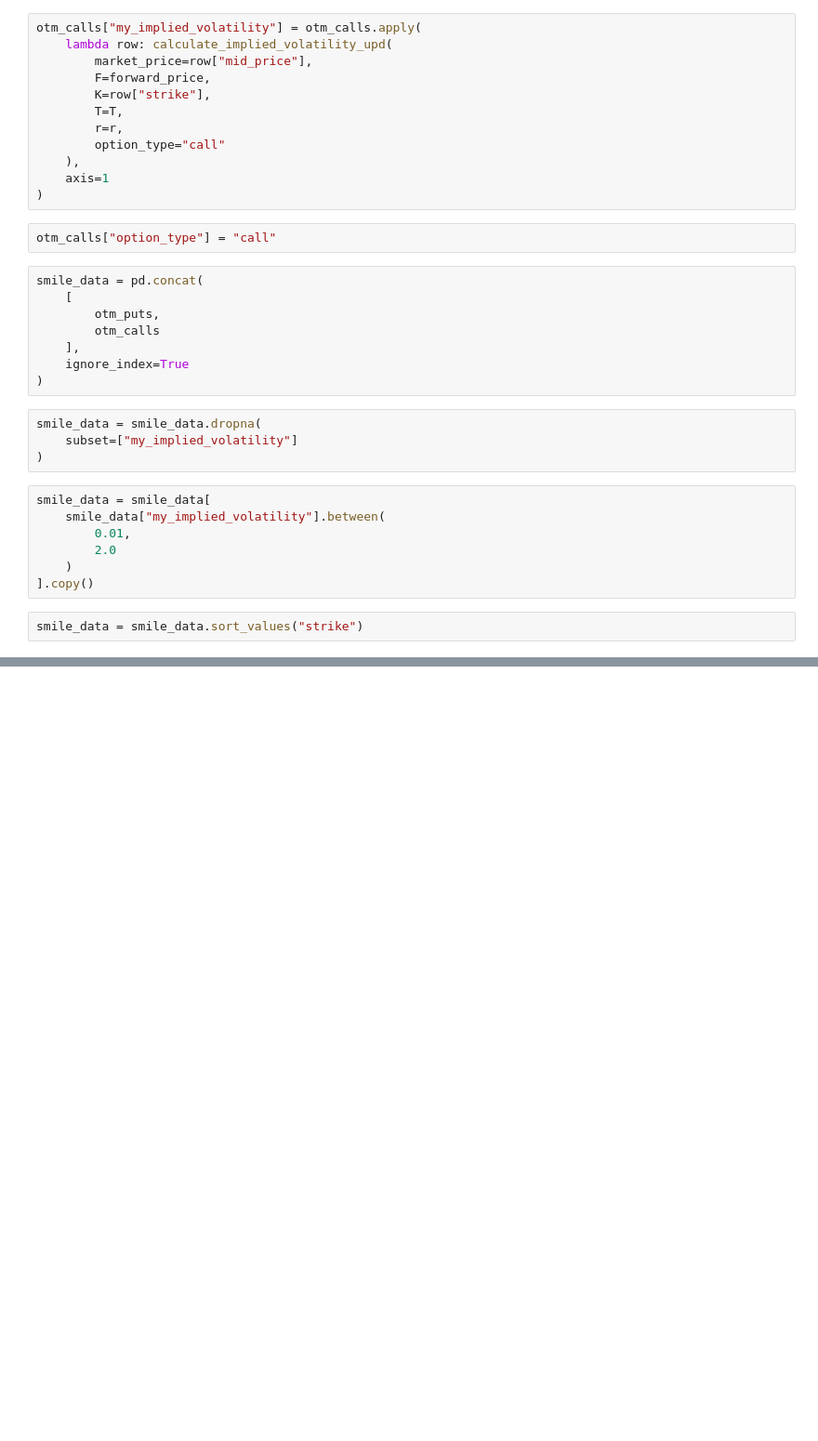
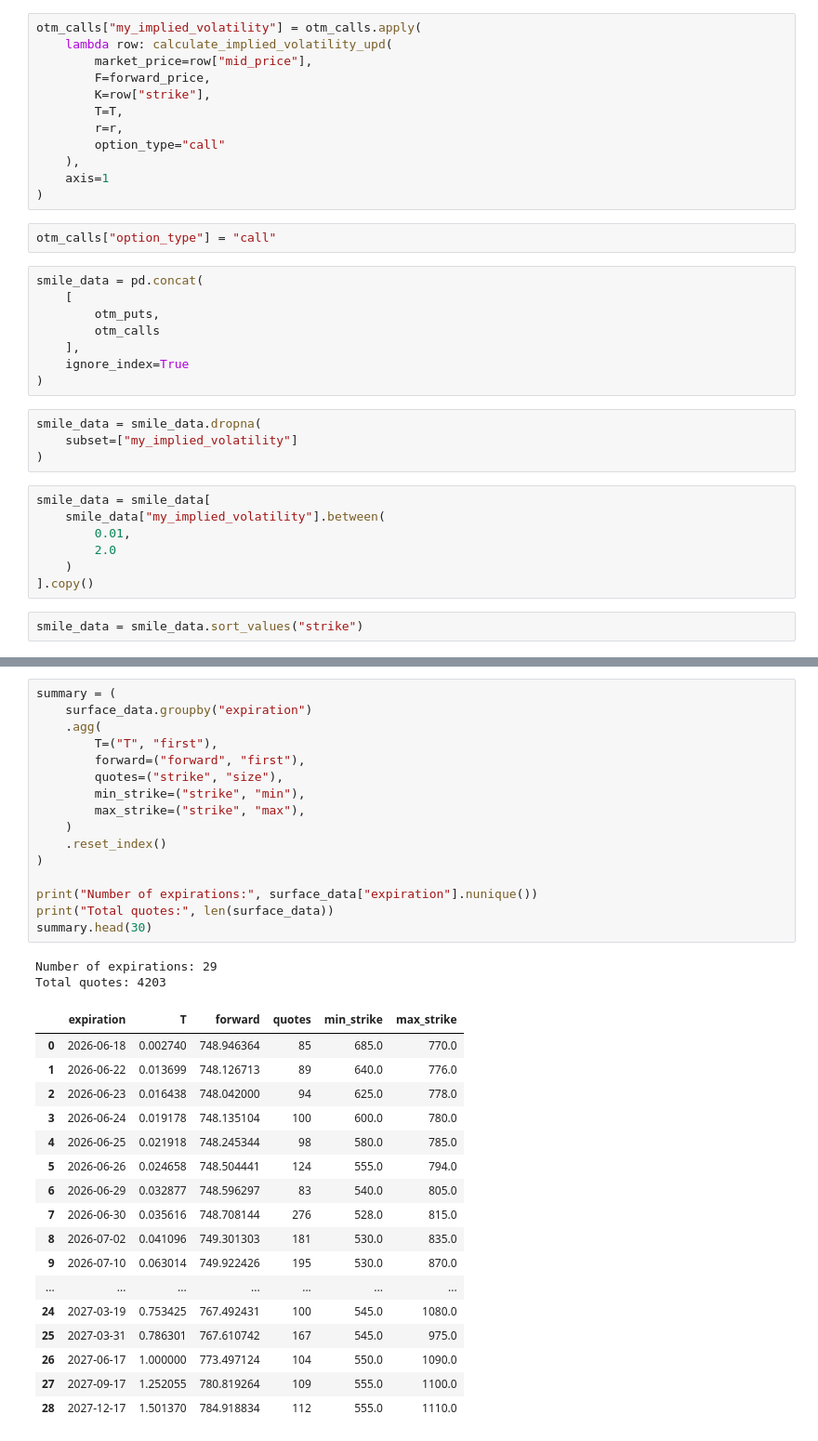
Before and after one commit to dmitrybudreyka/Quant_finance_nootebooks, a Jupyter notebook: implied_volatility_surface_project/estimation_of_an_OTC_opt.ipynb, the cells around one changed output, grey strips where cells are left out. Shown at 93% size. Drawn from its saved outputs; the diff is of its cells as text; blank space fills up the shorter version.

```diff
--- a/implied_volatility_surface_project/estimation_of_an_OTC_opt.ipynb
+++ b/implied_volatility_surface_project/estimation_of_an_OTC_opt.ipynb
@@ -727,0 +921,36 @@ plt.show()
+# %%
+summary = (
+    surface_data.groupby("expiration")
+    .agg(
+        T=("T", "first"),
+        forward=("forward", "first"),
+        quotes=("strike", "size"),
+        min_strike=("strike", "min"),
+        max_strike=("strike", "max"),
+    )
+    .reset_index()
+)
+
+print("Number of expirations:", surface_data["expiration"].nunique())
+print("Total quotes:", len(surface_data))
+summary.head(30)
+# %% [output]
+Number of expirations: 29
+Total quotes: 4203
+|  | expiration | T | forward | quotes | min_strike | max_strike |
+| 0 | 2026-06-18 | 0.002740 | 748.946364 | 85 | 685.0 | 770.0 |
+| 1 | 2026-06-22 | 0.013699 | 748.126713 | 89 | 640.0 | 776.0 |
+| 2 | 2026-06-23 | 0.016438 | 748.042000 | 94 | 625.0 | 778.0 |
+| 3 | 2026-06-24 | 0.019178 | 748.135104 | 100 | 600.0 | 780.0 |
+| 4 | 2026-06-25 | 0.021918 | 748.245344 | 98 | 580.0 | 785.0 |
+| 5 | 2026-06-26 | 0.024658 | 748.504441 | 124 | 555.0 | 794.0 |
+| 6 | 2026-06-29 | 0.032877 | 748.596297 | 83 | 540.0 | 805.0 |
+| 7 | 2026-06-30 | 0.035616 | 748.708144 | 276 | 528.0 | 815.0 |
+| 8 | 2026-07-02 | 0.041096 | 749.301303 | 181 | 530.0 | 835.0 |
+| 9 | 2026-07-10 | 0.063014 | 749.922426 | 195 | 530.0 | 870.0 |
+| ... | ... | ... | ... | ... | ... | ... |
+| 24 | 2027-03-19 | 0.753425 | 767.492431 | 100 | 545.0 | 1080.0 |
+| 25 | 2027-03-31 | 0.786301 | 767.610742 | 167 | 545.0 | 975.0 |
+| 26 | 2027-06-17 | 1.000000 | 773.497124 | 104 | 550.0 | 1090.0 |
+| 27 | 2027-09-17 | 1.252055 | 780.819264 | 109 | 555.0 | 1100.0 |
+| 28 | 2027-12-17 | 1.501370 | 784.918834 | 112 | 555.0 | 1110.0 |
```
Also changed, not shown: parts of 32 cells of this notebook.
